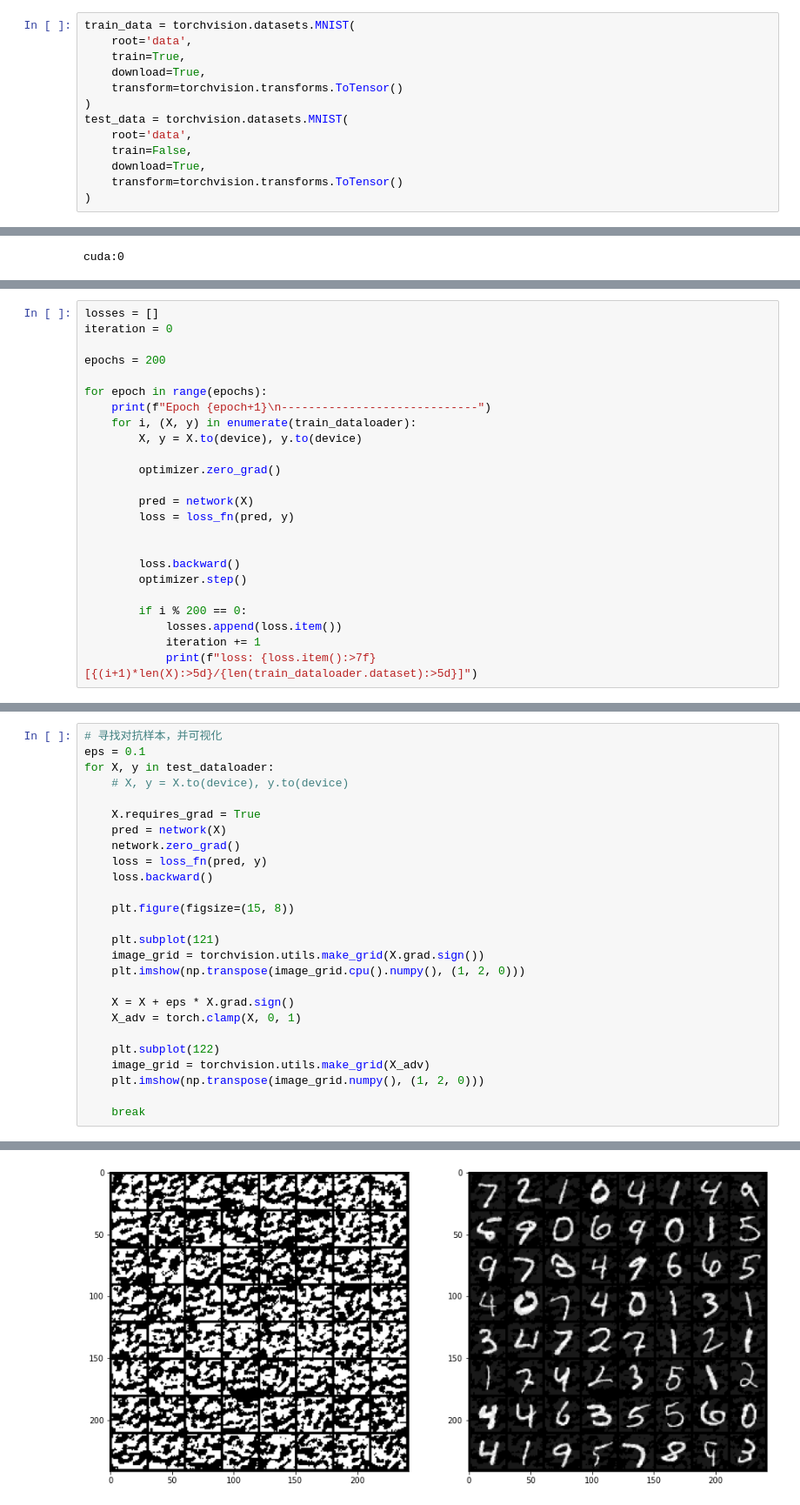
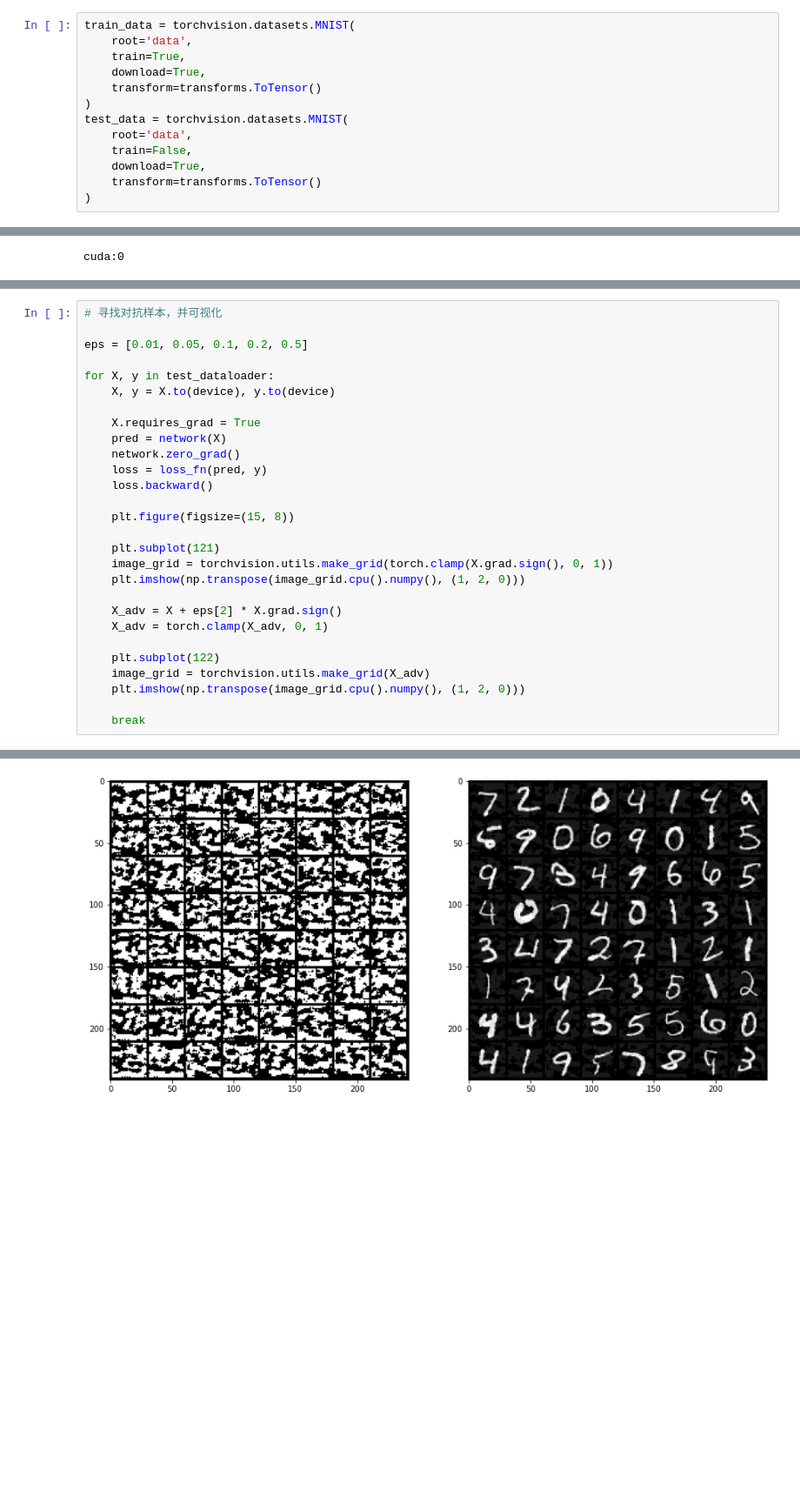
Before and after one commit to gwcrepo/FGSM-MNIST, a Jupyter notebook: FGSM-MNIST.ipynb, the cells around one changed output, grey strips where cells are left out. Shown at 87% size. Saved outputs shown, nothing was run; the diff lists cells and outputs as text; blank space fills up the shorter version.

```diff
--- a/FGSM-MNIST.ipynb
+++ b/FGSM-MNIST.ipynb
@@ -11,13 +14,13 @@ train_data = torchvision.datasets.MNIST(
     root='data',
     train=True,
     download=True,
-    transform=torchvision.transforms.ToTensor()
+    transform=transforms.ToTensor()
 )
 test_data = torchvision.datasets.MNIST(
     root='data',
     train=False,
     download=True,
-    transform=torchvision.transforms.ToTensor()
+    transform=transforms.ToTensor()
 )
 # %%
 batch_size = 64
@@ -89,24 +125,0 @@ optimizer = torch.optim.SGD(params=network.parameters(), lr=0.001)
-# %%
-losses = []
-iteration = 0
-
-epochs = 200
-
-for epoch in range(epochs):
-    print(f"Epoch {epoch+1}\n-----------------------------")
-    for i, (X, y) in enumerate(train_dataloader):
-        X, y = X.to(device), y.to(device)
-
-        optimizer.zero_grad()
-
-        pred = network(X)
-        loss = loss_fn(pred, y)
-
-
-        loss.backward()
-        optimizer.step()
-
-        if i % 200 == 0:
-            losses.append(loss.item())
-            iteration += 1
-            print(f"loss: {loss.item():>7f}  [{(i+1)*len(X):>5d}/{len(train_dataloader.dataset):>5d}]")
@@ -159,8 +142,10 @@ print(f"{acc * 100}%")
 # %%
 # 寻找对抗样本，并可视化
-eps = 0.1
+
+eps = [0.01, 0.05, 0.1, 0.2, 0.5]
+
 for X, y in test_dataloader:
-    # X, y = X.to(device), y.to(device)
+    X, y = X.to(device), y.to(device)
 
     X.requires_grad = True
     pred = network(X)
@@ -171,15 +156,15 @@ for X, y in test_dataloader:
     plt.figure(figsize=(15, 8))
 
     plt.subplot(121)
-    image_grid = torchvision.utils.make_grid(X.grad.sign())
+    image_grid = torchvision.utils.make_grid(torch.clamp(X.grad.sign(), 0, 1))
     plt.imshow(np.transpose(image_grid.cpu().numpy(), (1, 2, 0)))
 
-    X = X + eps * X.grad.sign()
-    X_adv = torch.clamp(X, 0, 1)
+    X_adv = X + eps[2] * X.grad.sign()
+    X_adv = torch.clamp(X_adv, 0, 1)
 
     plt.subplot(122)
     image_grid = torchvision.utils.make_grid(X_adv)
-    plt.imshow(np.transpose(image_grid.numpy(), (1, 2, 0)))
+    plt.imshow(np.transpose(image_grid.cpu().numpy(), (1, 2, 0)))
 
     break
 # %% [output]
@@ -187,3 +171,3 @@ Clipping input data to the valid range for imshow with RGB data ([0..1] for floa
-[figure, old version]
+[figure, new version]
 # %%
 # 用对抗样本替代原始样本，测试准确度
```
Also changed, not shown: parts of 13 cells of this notebook, 1 other file.
